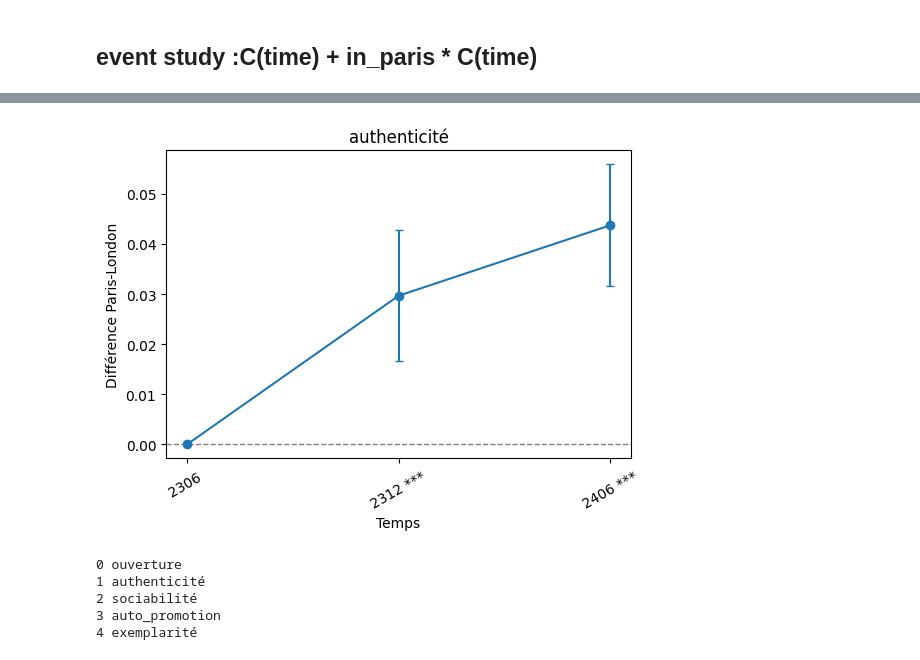
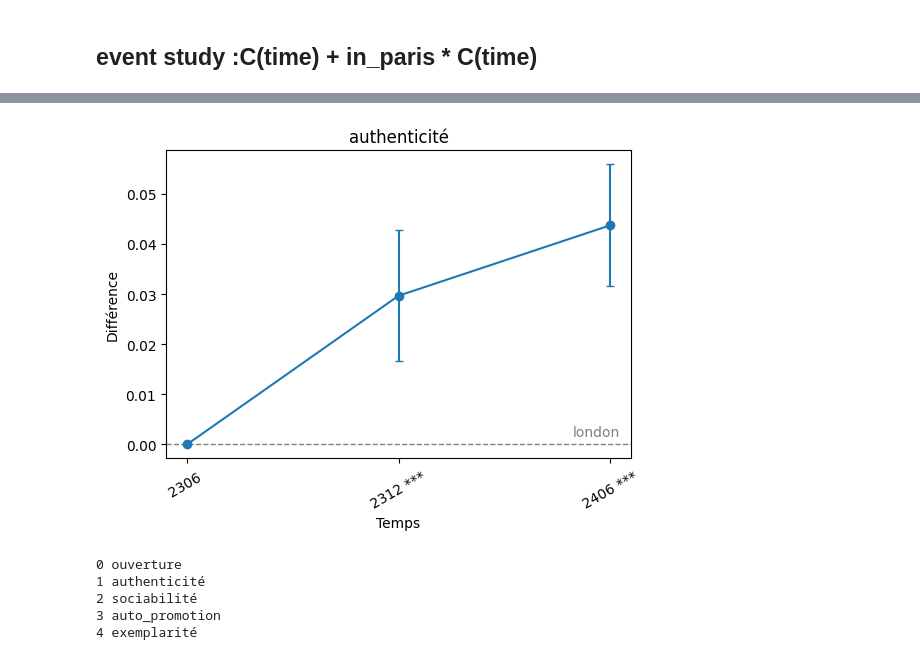
Before and after one commit to yeliu-dh/SelfPresentation_Multimodal_airbnb, a Jupyter notebook: D_stat/test_mod2324-2.ipynb, the cells around one changed output, grey strips where cells are left out. Cells and saved outputs as stored; diff of their text form; code cells hidden in the pictures.

```diff
--- a/D_stat/test_mod2324-2.ipynb
+++ b/D_stat/test_mod2324-2.ipynb
@@ -342,49 +296,12 @@ display(data)
-# %%
-
-df=data.copy()
-
-var="authenticité"
-
-fig, ax=plt.subplots(figsize=(6, 4))
-
-# strategies = df["variable"].unique()
-# for var in strategies:
-
-sub = df[df["variable"] == var].copy()
-
-# 确保排序
-sub = sub.sort_values("time")
-
-# baseline处理（2306 = 0）
-if (sub["time"] == '2306').any():
-    sub.loc[sub["time"] == '2306', "coef"] = 0
-    sub.loc[sub["time"] == '2306', "ci_low"] = 0
-    sub.loc[sub["time"] == '2306', "ci_high"] = 0
-
-# 置信区间errorbar
-ax.errorbar(
-    # sub['time'],
-    sub['label'],
-    sub["coef"],
-    yerr=[
-        sub["coef"] - sub["ci_low"],
-        sub["ci_high"] - sub["coef"]
-    ],
-    fmt='-o',       # 👈 线 + 点
-    capsize=3,
-    # label=var,
-    # color=colors[i]
-)
-
-hline_v=0
-ax.axhline(hline_v, linestyle="--", color="gray", linewidth=1)
-
-ax.set_title(var)
-ax.set_xlabel("Temps")
-ax.set_ylabel('Différence Paris-London')
-ax.tick_params(axis='x', rotation=30)
-# %% [output]
-[figure, removed]
+# %%
+
+
+importlib.reload(modeling_did)
+from utils.modeling_did import get_event_study_data, get_ddd_effect, run_tactic_model_by_time, plot_one_did
+
+plot_one_did(data_all,axes=None, var='authenticité')
+# %% [output]
+[figure, added]
 # %%
 df=df_all.copy()
 data_list=[]
```
Also changed, not shown: parts of 32 cells of this notebook, 3 other files.
